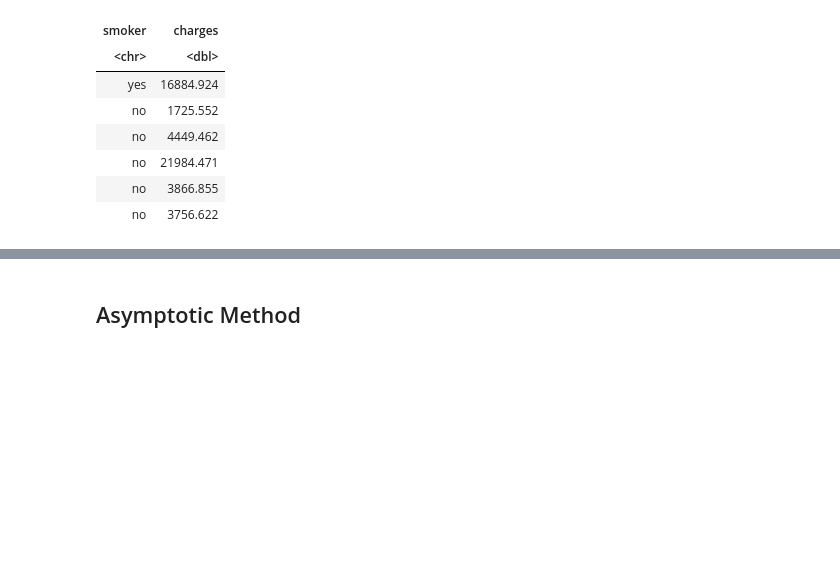
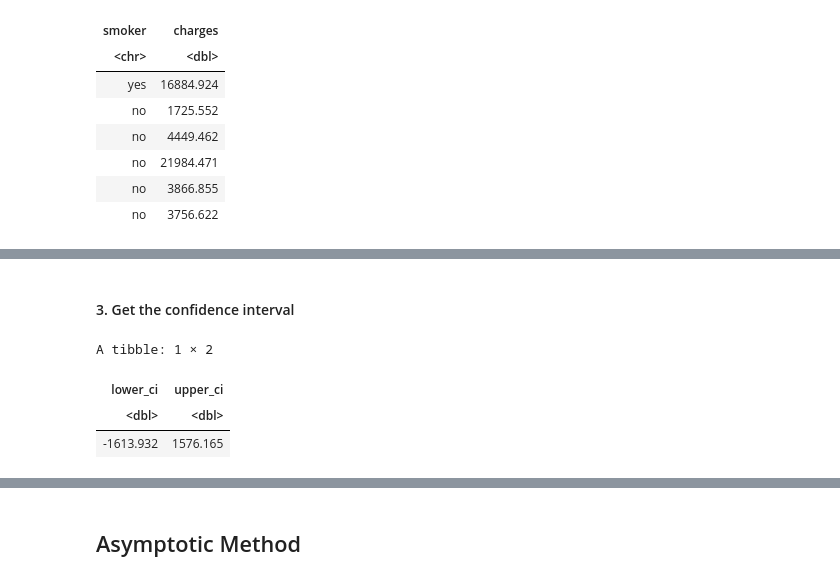
Before and after one commit to Yuji03b/STAT-201-GROUP-1, a Jupyter notebook: report.ipynb, the cells around one changed output, grey strips where cells are left out. Drawn from its saved outputs; the diff is of its cells as text; code cells hidden in the pictures; blank space fills up the shorter version.

```diff
--- a/report.ipynb
+++ b/report.ipynb
@@ -229,0 +192,11 @@ The observed t-statistic is too large that no  bootstrap t-statistics exceed it,
+# %% [markdown]
+ #### 3. Get the confidence interval
+# %%
+insurance_ci <- insurance_null %>%
+    get_confidence_interval (level=0.95, type="percentile")
+insurance_ci
+# %% [output]
+A tibble: 1 × 2
+| lower_ci | upper_ci |
+| <dbl> | <dbl> |
+| -1613.932 | 1576.165 |
```
Also changed, not shown: parts of 25 cells of this notebook.
